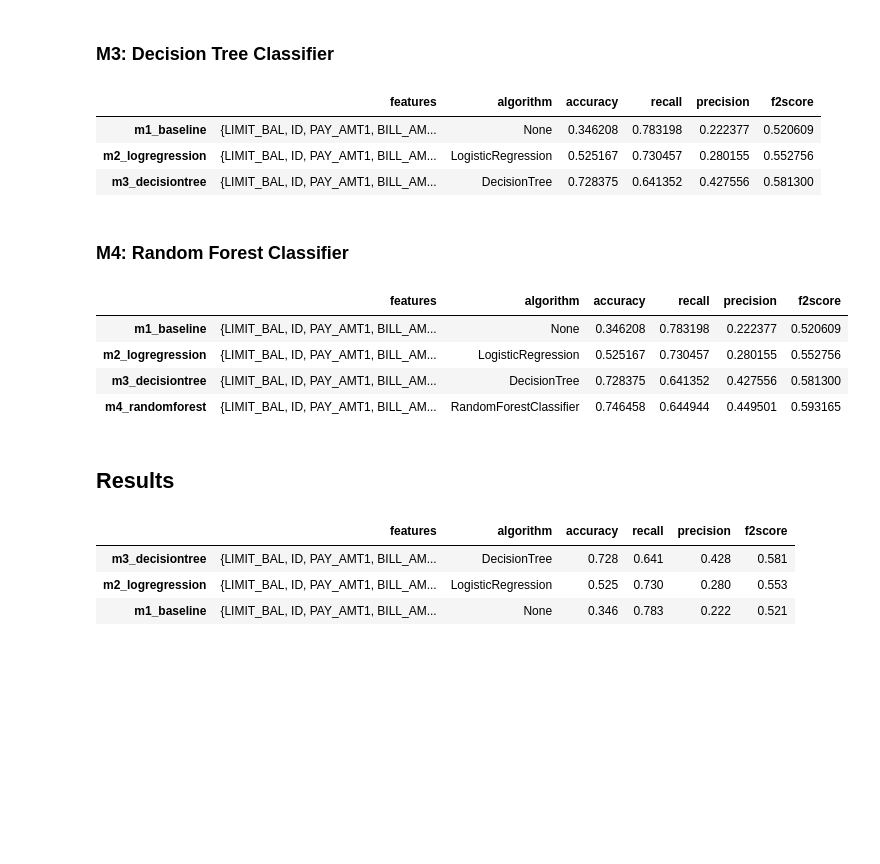
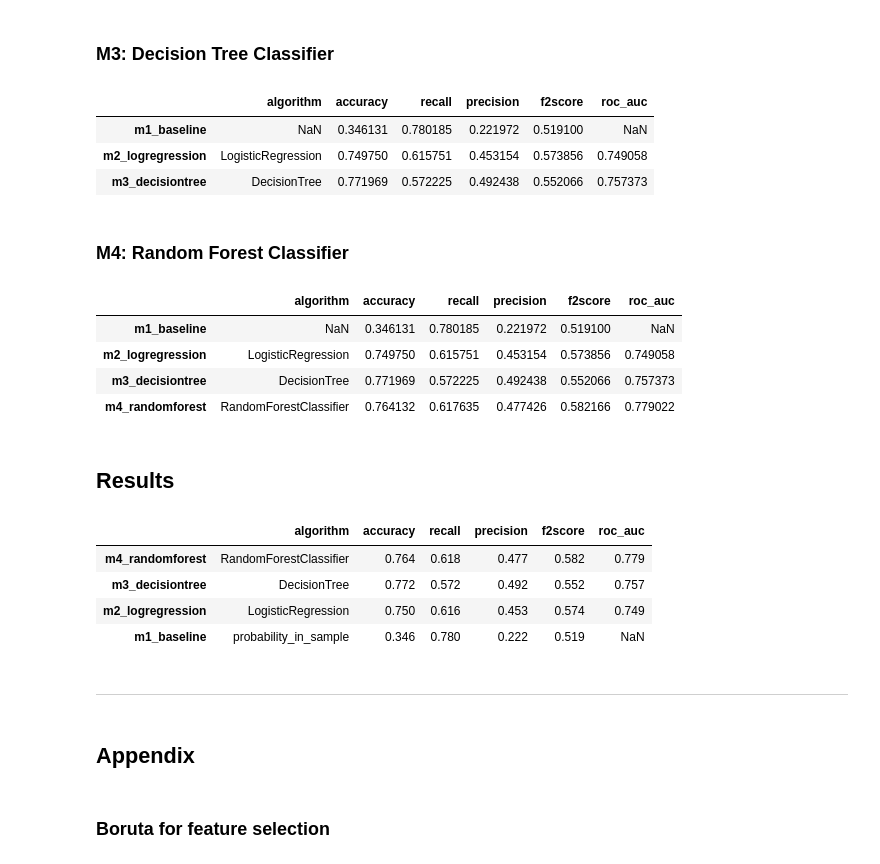
Before and after one commit to rknagao/uci_default_credit_card, a Jupyter notebook: model.ipynb, the cells around one changed output. Saved outputs shown, nothing was run; the diff lists cells and outputs as text; code cells hidden in the pictures; blank space fills up the shorter version.

Commit message:
include features selection in pipeline

```diff
--- a/model.ipynb
+++ b/model.ipynb
@@ -155,0 +207,10 @@ df_metric
+# %%
+# Saving results in df_metric.
+df_metric.loc['m1_baseline'] = ['probability_in_sample',
+                                metrics.accuracy_score(y_train, y_pred_m1),
+                                metrics.recall_score(y_train, y_pred_m1),
+                                metrics.precision_score(y_train, y_pred_m1),
+                                metrics.fbeta_score(y_train, y_pred_m1, beta=2),
+                                None]
+
+df_metric
@@ -157,16 +224,16 @@ df_metric
 ### M2: Log Regression
 # %%
 # Log Regression with full features.
-model_m2 = LogisticRegression(random_state=52)
+model = LogisticRegression(random_state=52)
 params_dim = {
     'max_iter':[300, 400, 500],
-    'solver':['lbfgs', 'liblinear', 'newton-cg', 'sag', 'saga'],
-    'penalty': ['l1', 'l2', 'elasticnet', None]
+    'solver':['liblinear', 'saga'],
+    'penalty': ['l1', 'l2']
 }
 
-score_m2 = pipeline_train_model(X_train, y_train, k=3, n_iter=10, model=model_m2, params_dim=params_dim)
+score = pipeline_train_model(X_train, y_train, k=3, feat_selection_iter=10, random_search_iter=10, model=model, params_dim=params_dim)
 
 # Saving results in df_metric.
-df_metric.loc['m2_logregression'] = [set(X_test.columns.tolist()), 'LogisticRegression', score_m2[0], score_m2[1], score_m2[2], score_m2[3]]
+df_metric.loc['m2_logregression'] = ['LogisticRegression', score[0], score[1], score[2], score[3], score[4]]
 df_metric
 # %% [output]
@@ -202,16 +252,16 @@ params_dim = {
     'min_samples_leaf': [1, 50, 100, 200]
 }
 
-score = pipeline_train_model(X_train, y_train, k=3, n_iter=10, model=model, params_dim=params_dim)
+score = pipeline_train_model(X_train, y_train, k=3, feat_selection_iter=10, random_search_iter=10, model=model, params_dim=params_dim)
 
 # Saving results in df_metric.
-df_metric.loc['m3_decisiontree'] = [set(X_test.columns.tolist()), 'DecisionTree', score[0], score[1], score[2], score[3]]
+df_metric.loc['m3_decisiontree'] = ['DecisionTree', score[0], score[1], score[2], score[3], score[4]]
 df_metric
 # %% [output]
-|  | features | algorithm | accuracy | recall | precision | f2score |
-| m1_baseline | {LIMIT_BAL, ID, PAY_AMT1, BILL_AM... | None | 0.346208 | 0.783198 | 0.222377 | 0.520609 |
-| m2_logregression | {LIMIT_BAL, ID, PAY_AMT1, BILL_AM... | LogisticRegression | 0.525167 | 0.730457 | 0.280155 | 0.552756 |
-| m3_decisiontree | {LIMIT_BAL, ID, PAY_AMT1, BILL_AM... | DecisionTree | 0.728375 | 0.641352 | 0.427556 | 0.581300 |
+|  | algorithm | accuracy | recall | precision | f2score | roc_auc |
+| m1_baseline | NaN | 0.346131 | 0.780185 | 0.221972 | 0.519100 | NaN |
+| m2_logregression | LogisticRegression | 0.749750 | 0.615751 | 0.453154 | 0.573856 | 0.749058 |
+| m3_decisiontree | DecisionTree | 0.771969 | 0.572225 | 0.492438 | 0.552066 | 0.757373 |
 # %% [markdown]
 ### M4: Random Forest Classifier
 # %%
@@ -225,24 +275,31 @@ params_dim = {
     'min_samples_leaf': [1, 50, 100, 200]
 }
 
-score = pipeline_train_model(X_train, y_train, k=3, n_iter=10, model=model, params_dim=params_dim)
+score = pipeline_train_model(X_train, y_train, k=3, feat_selection_iter=10, random_search_iter=10, model=model, params_dim=params_dim)
 
 # Saving results in df_metric.
-df_metric.loc['m4_randomforest'] = [set(X_test.columns.tolist()), 'RandomForestClassifier', score[0], score[1], score[2], score[3]]
+df_metric.loc['m4_randomforest'] = ['RandomForestClassifier', score[0], score[1], score[2], score[3], score[4]]
 df_metric
 # %% [output]
-|  | features | algorithm | accuracy | recall | precision | f2score |
-| m1_baseline | {LIMIT_BAL, ID, PAY_AMT1, BILL_AM... | None | 0.346208 | 0.783198 | 0.222377 | 0.520609 |
-| m2_logregression | {LIMIT_BAL, ID, PAY_AMT1, BILL_AM... | LogisticRegression | 0.525167 | 0.730457 | 0.280155 | 0.552756 |
-| m3_decisiontree | {LIMIT_BAL, ID, PAY_AMT1, BILL_AM... | DecisionTree | 0.728375 | 0.641352 | 0.427556 | 0.581300 |
-| m4_randomforest | {LIMIT_BAL, ID, PAY_AMT1, BILL_AM... | RandomForestClassifier | 0.746458 | 0.644944 | 0.449501 | 0.593165 |
+|  | algorithm | accuracy | recall | precision | f2score | roc_auc |
+| m1_baseline | NaN | 0.346131 | 0.780185 | 0.221972 | 0.519100 | NaN |
+| m2_logregression | LogisticRegression | 0.749750 | 0.615751 | 0.453154 | 0.573856 | 0.749058 |
+| m3_decisiontree | DecisionTree | 0.771969 | 0.572225 | 0.492438 | 0.552066 | 0.757373 |
+| m4_randomforest | RandomForestClassifier | 0.764132 | 0.617635 | 0.477426 | 0.582166 | 0.779022 |
 # %% [markdown]
 ## Results
 # %%
 # Best results.
-df_metric.sort_values('f2score', ascending=False).round(3)
+df_metric.sort_values('roc_auc', ascending=False).round(3)
 # %% [output]
-|  | features | algorithm | accuracy | recall | precision | f2score |
-| m3_decisiontree | {LIMIT_BAL, ID, PAY_AMT1, BILL_AM... | DecisionTree | 0.728 | 0.641 | 0.428 | 0.581 |
-| m2_logregression | {LIMIT_BAL, ID, PAY_AMT1, BILL_AM... | LogisticRegression | 0.525 | 0.730 | 0.280 | 0.553 |
-| m1_baseline | {LIMIT_BAL, ID, PAY_AMT1, BILL_AM... | None | 0.346 | 0.783 | 0.222 | 0.521 |
+|  | algorithm | accuracy | recall | precision | f2score | roc_auc |
+| m4_randomforest | RandomForestClassifier | 0.764 | 0.618 | 0.477 | 0.582 | 0.779 |
+| m3_decisiontree | DecisionTree | 0.772 | 0.572 | 0.492 | 0.552 | 0.757 |
+| m2_logregression | LogisticRegression | 0.750 | 0.616 | 0.453 | 0.574 | 0.749 |
+| m1_baseline | probability_in_sample | 0.346 | 0.780 | 0.222 | 0.519 | NaN |
+# %% [markdown]
+----
+# %% [markdown]
+## Appendix
+# %% [markdown]
+### Boruta for feature selection
```
Also changed, not shown: parts of 23 cells of this notebook, 1 other file.
